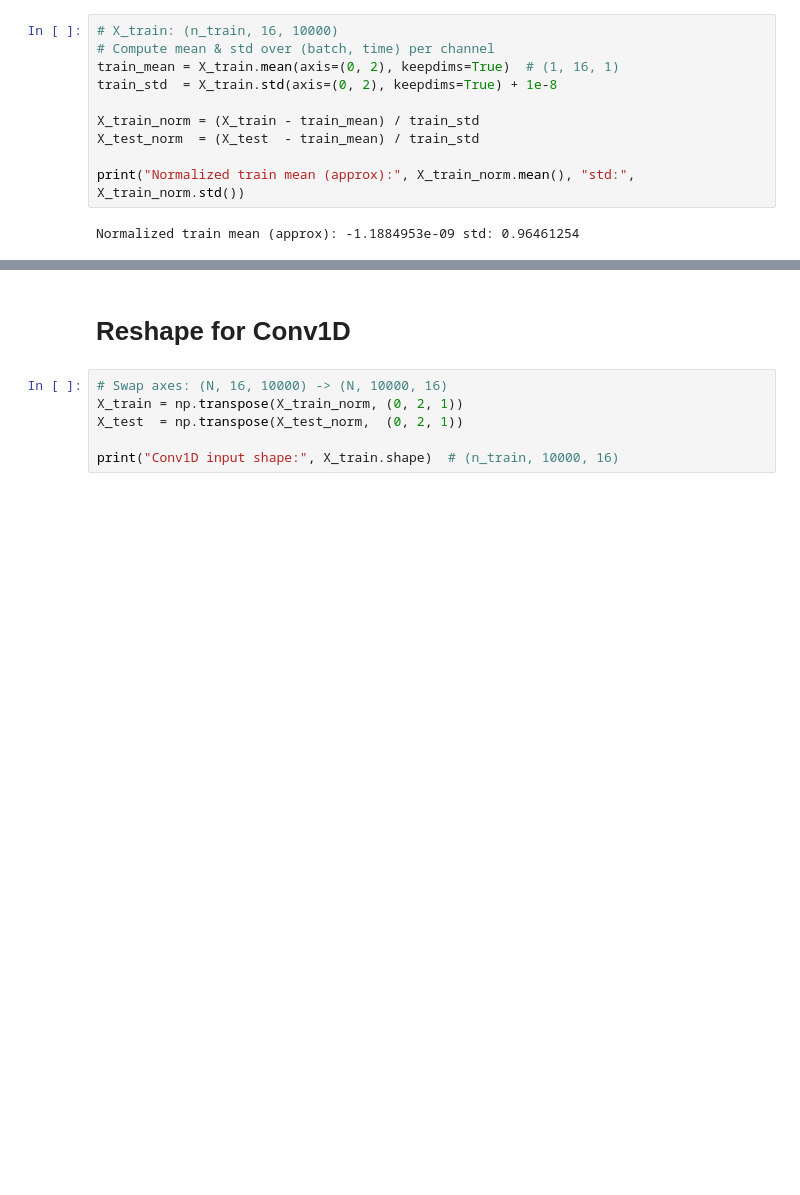
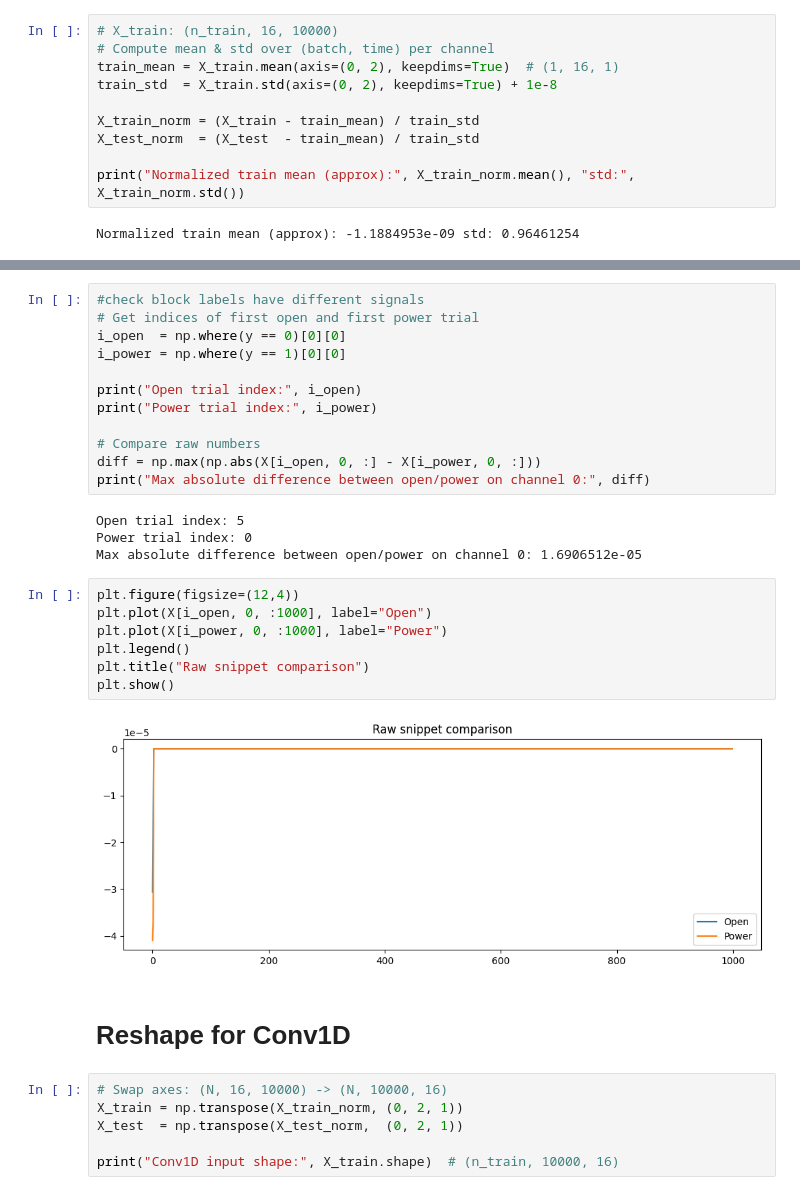
Before and after one commit to hildieleyser/Inkling, a Jupyter notebook: notebooks/EMG_Model.ipynb, the cells around one changed output, grey strips where cells are left out. Cells and saved outputs as stored; diff of their text form; blank space fills up the shorter version.

```diff
--- a/notebooks/EMG_Model.ipynb
+++ b/notebooks/EMG_Model.ipynb
@@ -231,3 +378,28 @@ Normalized train mean (approx): -1.1884953e-09 std: 0.96461254
+# %%
+#check block labels have different signals
+# Get indices of first open and first power trial
+i_open  = np.where(y == 0)[0][0]
+i_power = np.where(y == 1)[0][0]
+
+print("Open trial index:", i_open)
+print("Power trial index:", i_power)
+
+# Compare raw numbers
+diff = np.max(np.abs(X[i_open, 0, :] - X[i_power, 0, :]))
+print("Max absolute difference between open/power on channel 0:", diff)
+# %% [output]
+Open trial index: 5
+Power trial index: 0
+Max absolute difference between open/power on channel 0: 1.6906512e-05
+# %%
+plt.figure(figsize=(12,4))
+plt.plot(X[i_open, 0, :1000], label="Open")
+plt.plot(X[i_power, 0, :1000], label="Power")
+plt.legend()
+plt.title("Raw snippet comparison")
+plt.show()
+# %% [output]
+[figure, added]
 # %% [markdown]
 # Reshape for Conv1D
 # %%
```
Also changed, not shown: parts of 28 cells of this notebook, 14 other files.
